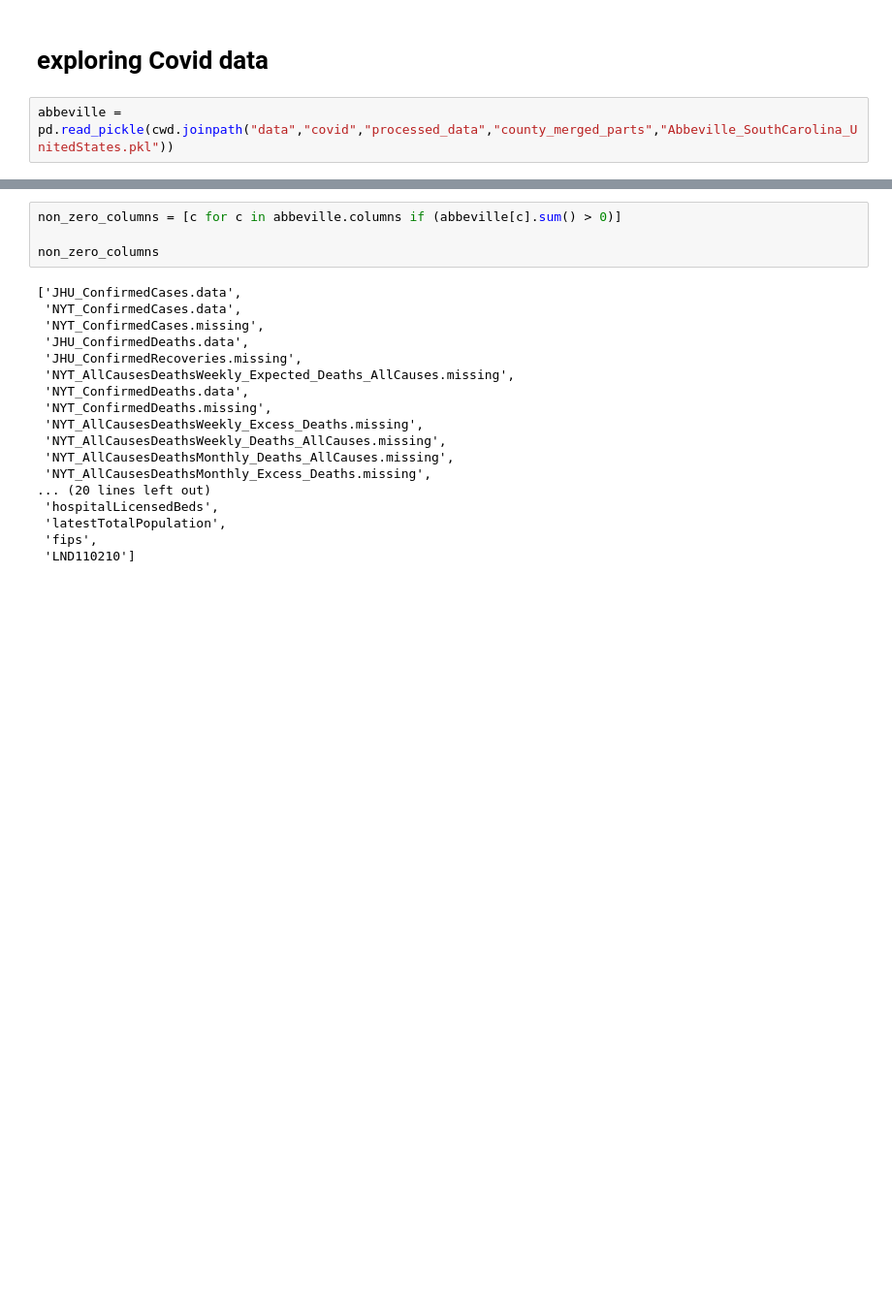
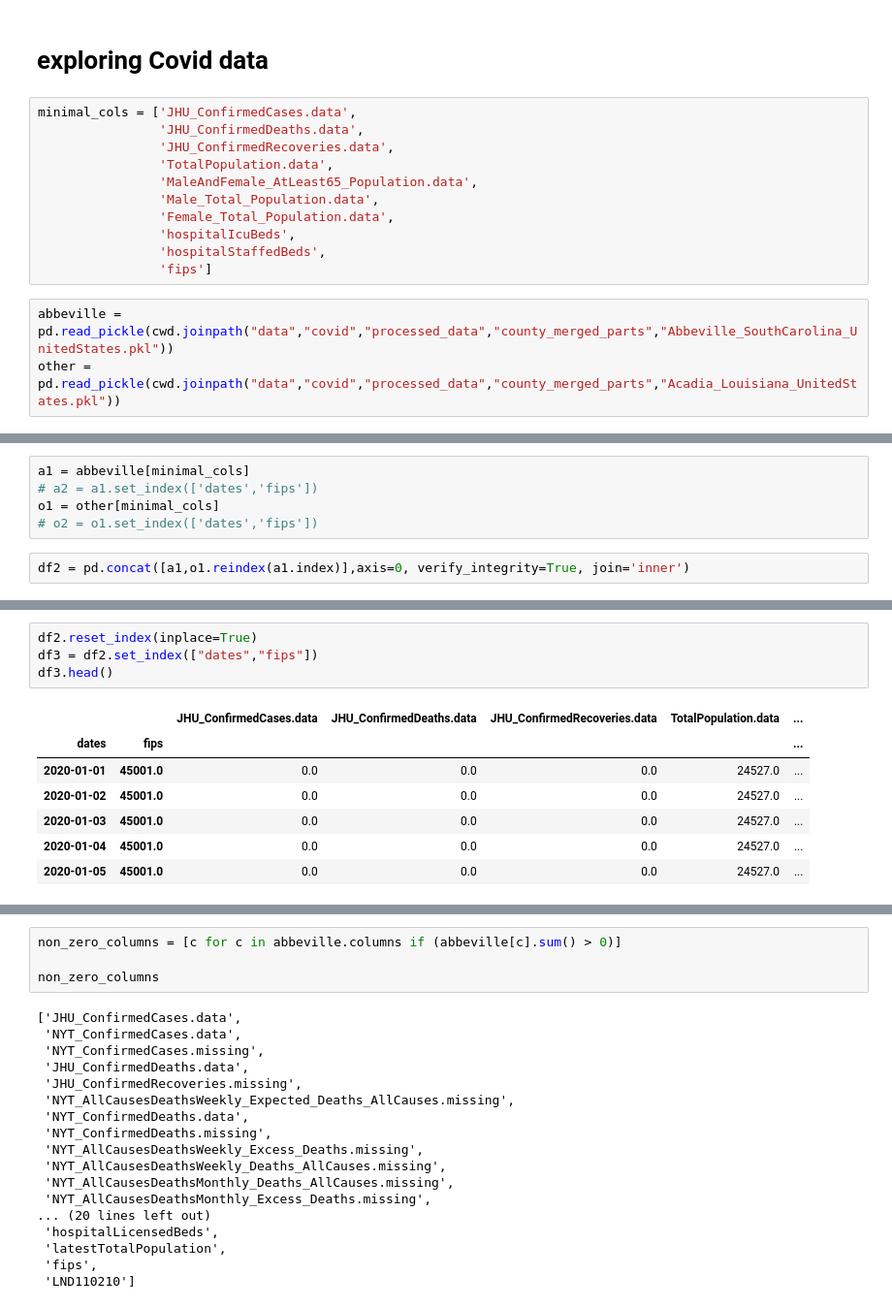
Before and after one commit to richstrouss/capstone, a Jupyter notebook: avk_data_investigation.ipynb, the cells around one changed output, grey strips where cells are left out. Shown: that part at 97% size. Saved outputs shown, nothing was run; the diff lists cells and outputs as text; blank space fills up the shorter version.

```diff
--- a/avk_data_investigation.ipynb
+++ b/avk_data_investigation.ipynb
@@ -183,4 +228,16 @@ squashed_no2.to_pickle(air_data_dir.joinpath("no2","daily_2020_multi_index.pkl")
 # %% [markdown]
 # exploring Covid data
+# %%
+minimal_cols = ['JHU_ConfirmedCases.data',
+                'JHU_ConfirmedDeaths.data',
+                'JHU_ConfirmedRecoveries.data',
+                'TotalPopulation.data',
+                'MaleAndFemale_AtLeast65_Population.data',
+                'Male_Total_Population.data',
+                'Female_Total_Population.data',
+                'hospitalIcuBeds',
+                'hospitalStaffedBeds',
+                'fips']
 # %%
 abbeville = pd.read_pickle(cwd.joinpath("data","covid","processed_data","county_merged_parts","Abbeville_SouthCarolina_UnitedStates.pkl"))
+other = pd.read_pickle(cwd.joinpath("data","covid","processed_data","county_merged_parts","Acadia_Louisiana_UnitedStates.pkl"))
@@ -186,0 +282,7 @@ abbeville = pd.read_pickle(cwd.joinpath("data","covid","processed_data","county_
+# %%
+a1 = abbeville[minimal_cols]
+# a2 = a1.set_index(['dates','fips'])
+o1 = other[minimal_cols]
+# o2 = o1.set_index(['dates','fips'])
+# %%
+df2 = pd.concat([a1,o1.reindex(a1.index)],axis=0, verify_integrity=True, join='inner')
@@ -186,0 +300,12 @@ abbeville = pd.read_pickle(cwd.joinpath("data","covid","processed_data","county_
+# %%
+df2.reset_index(inplace=True)
+df3 = df2.set_index(["dates","fips"])
+df3.head()
+# %% [output]
+|  |  | JHU_ConfirmedCases.data | JHU_ConfirmedDeaths.data | JHU_ConfirmedRecoveries.data | TotalPopulation.data | ... |
+| dates | fips |  |  |  |  | ... |
+| 2020-01-01 | 45001.0 | 0.0 | 0.0 | 0.0 | 24527.0 | ... |
+| 2020-01-02 | 45001.0 | 0.0 | 0.0 | 0.0 | 24527.0 | ... |
+| 2020-01-03 | 45001.0 | 0.0 | 0.0 | 0.0 | 24527.0 | ... |
+| 2020-01-04 | 45001.0 | 0.0 | 0.0 | 0.0 | 24527.0 | ... |
+| 2020-01-05 | 45001.0 | 0.0 | 0.0 | 0.0 | 24527.0 | ... |
```
Also changed, not shown: parts of 30 cells of this notebook, 2 other files.
